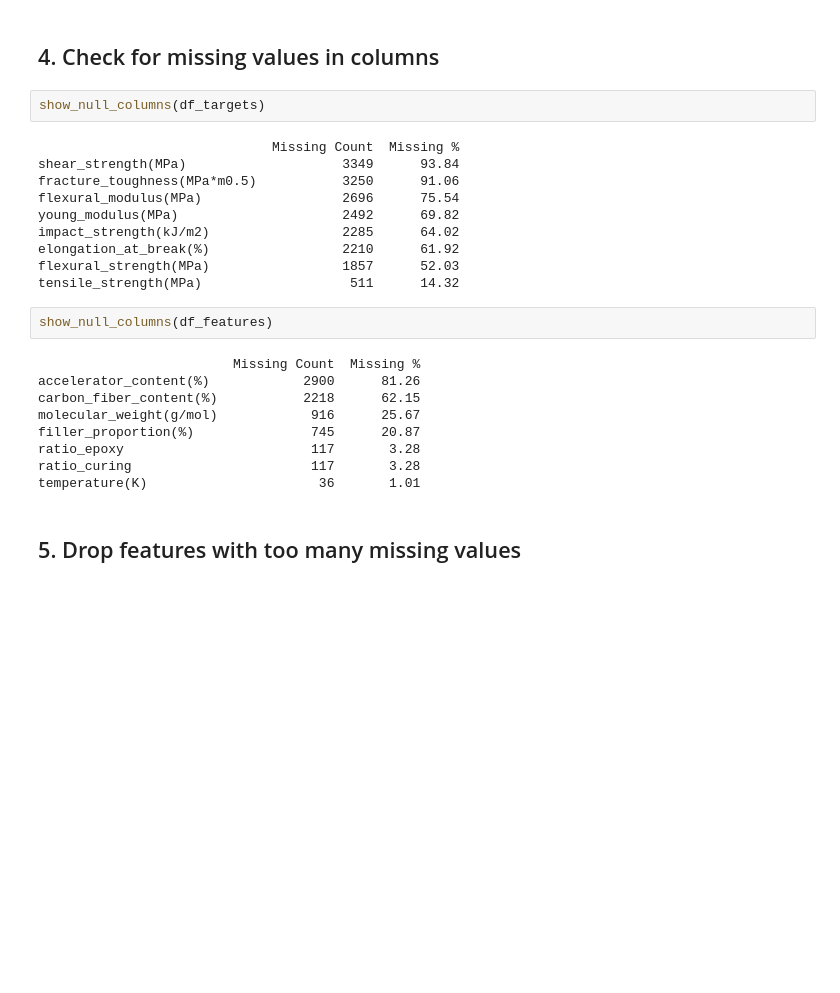
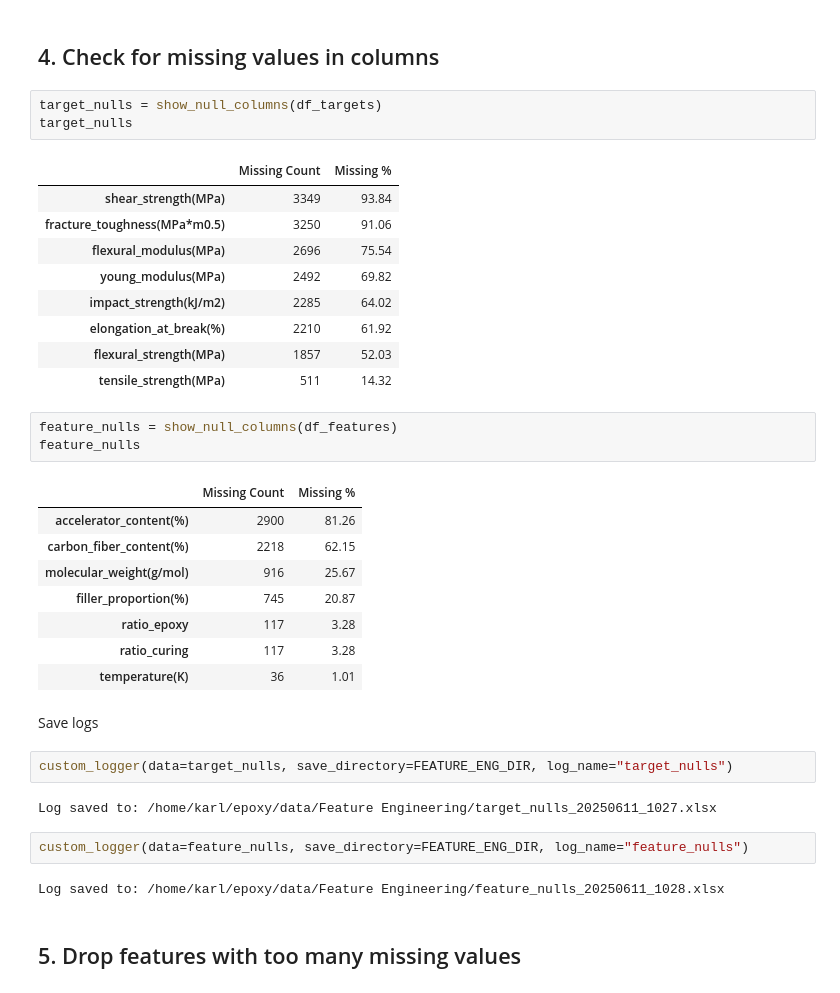
Before and after one commit to DrAg0n-BoRn/Epoxy_Optimization, a Jupyter notebook: 2_Feature_Engineering.ipynb, the cells around one changed output. Cells and saved outputs as stored; diff of their text form; blank space fills up the shorter version.

```diff
--- a/2_Feature_Engineering.ipynb
+++ b/2_Feature_Engineering.ipynb
@@ -87,28 +90,40 @@ Features shape: (3569, 7)
 # %% [markdown]
 ## 4. Check for missing values in columns
 # %%
-show_null_columns(df_targets)
+target_nulls = show_null_columns(df_targets)
+target_nulls
 # %% [output]
-                              Missing Count  Missing %
-shear_strength(MPa)                    3349      93.84
-fracture_toughness(MPa*m0.5)           3250      91.06
-flexural_modulus(MPa)                  2696      75.54
-young_modulus(MPa)                     2492      69.82
-impact_strength(kJ/m2)                 2285      64.02
-elongation_at_break(%)                 2210      61.92
-flexural_strength(MPa)                 1857      52.03
-tensile_strength(MPa)                   511      14.32
+|  | Missing Count | Missing % |
+| shear_strength(MPa) | 3349 | 93.84 |
+| fracture_toughness(MPa*m0.5) | 3250 | 91.06 |
+| flexural_modulus(MPa) | 2696 | 75.54 |
+| young_modulus(MPa) | 2492 | 69.82 |
+| impact_strength(kJ/m2) | 2285 | 64.02 |
+| elongation_at_break(%) | 2210 | 61.92 |
+| flexural_strength(MPa) | 1857 | 52.03 |
+| tensile_strength(MPa) | 511 | 14.32 |
 # %%
-show_null_columns(df_features)
+feature_nulls = show_null_columns(df_features)
+feature_nulls
 # %% [output]
-                         Missing Count  Missing %
-accelerator_content(%)            2900      81.26
-carbon_fiber_content(%)           2218      62.15
-molecular_weight(g/mol)            916      25.67
-filler_proportion(%)               745      20.87
-ratio_epoxy                        117       3.28
-ratio_curing                       117       3.28
-temperature(K)                      36       1.01
+|  | Missing Count | Missing % |
+| accelerator_content(%) | 2900 | 81.26 |
+| carbon_fiber_content(%) | 2218 | 62.15 |
+| molecular_weight(g/mol) | 916 | 25.67 |
+| filler_proportion(%) | 745 | 20.87 |
+| ratio_epoxy | 117 | 3.28 |
+| ratio_curing | 117 | 3.28 |
+| temperature(K) | 36 | 1.01 |
+# %% [markdown]
+Save logs
+# %%
+custom_logger(data=target_nulls, save_directory=FEATURE_ENG_DIR, log_name="target_nulls")
+# %% [output]
+Log saved to: /home/karl/epoxy/data/Feature Engineering/target_nulls_20250611_1027.xlsx
+# %%
+custom_logger(data=feature_nulls, save_directory=FEATURE_ENG_DIR, log_name="feature_nulls")
+# %% [output]
+Log saved to: /home/karl/epoxy/data/Feature Engineering/feature_nulls_20250611_1028.xlsx
 # %% [markdown]
 ## 5. Drop features with too many missing values
 # %%
```
Also changed, not shown: parts of 6 cells of this notebook.
